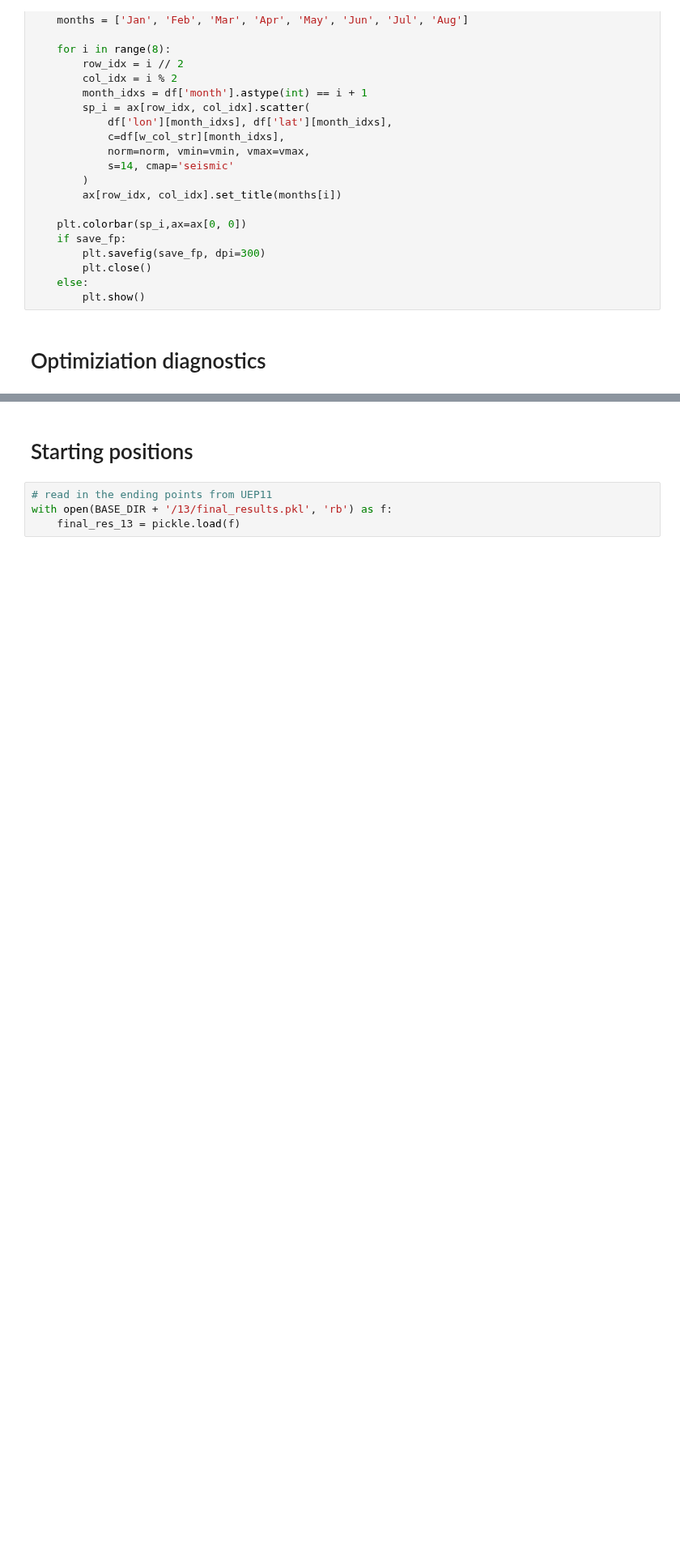
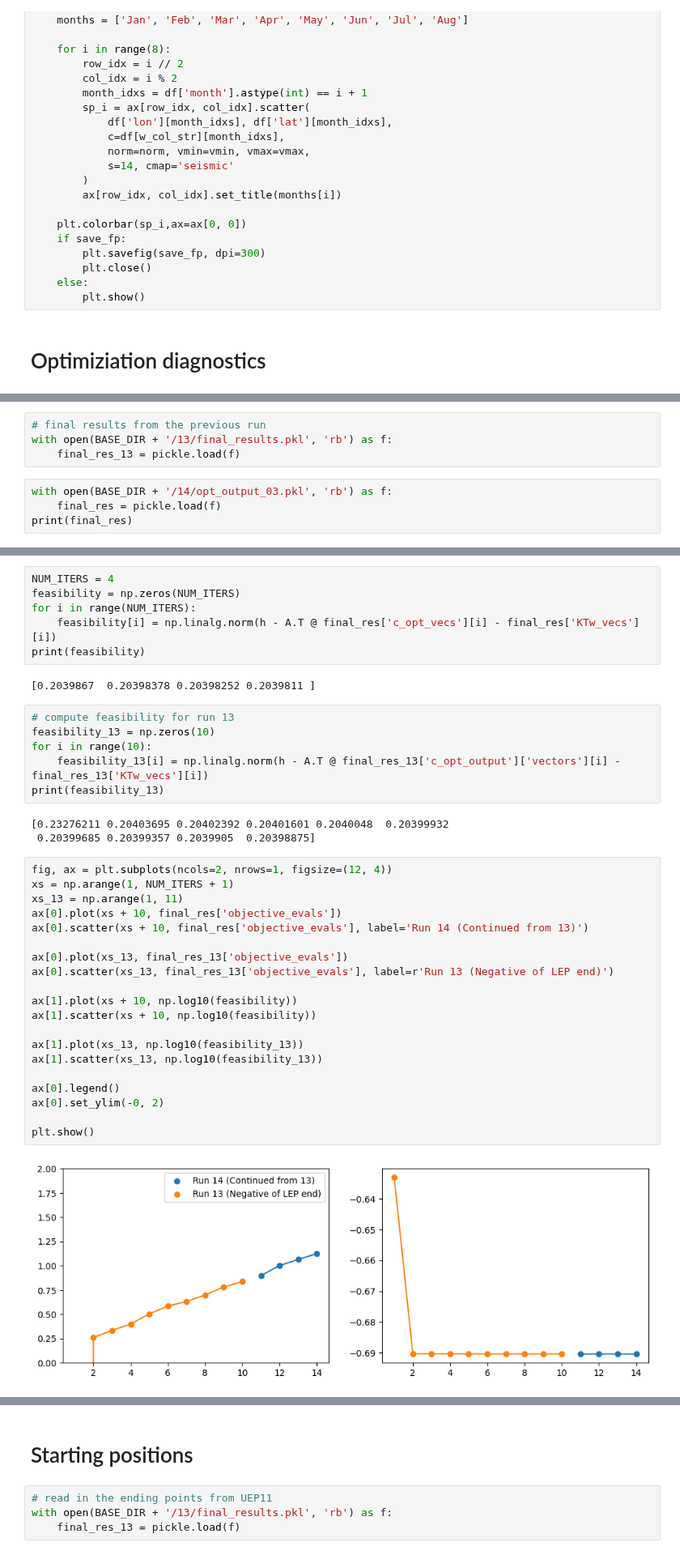
Before and after one commit to mcstanle/cf_inversion_sb_admm, a Jupyter notebook: output_investigations_14.ipynb, the cells around one changed output, grey strips where cells are left out. Shown at 81% size. Saved outputs shown, nothing was run; the diff lists cells and outputs as text; blank space fills up the shorter version.

```diff
--- a/output_investigations_14.ipynb
+++ b/output_investigations_14.ipynb
@@ -117,0 +220,8 @@ def month_map_plot(df, w_col_str, norm, vmin=None, vmax=None, figsize=(12, 16),
+# %%
+# final results from the previous run
+with open(BASE_DIR + '/13/final_results.pkl', 'rb') as f:
+    final_res_13 = pickle.load(f)
+# %%
+with open(BASE_DIR + '/14/opt_output_03.pkl', 'rb') as f:
+    final_res = pickle.load(f)
+print(final_res)
@@ -117,0 +246,39 @@ def month_map_plot(df, w_col_str, norm, vmin=None, vmax=None, figsize=(12, 16),
+# %%
+NUM_ITERS = 4
+feasibility = np.zeros(NUM_ITERS)
+for i in range(NUM_ITERS):
+    feasibility[i] = np.linalg.norm(h - A.T @ final_res['c_opt_vecs'][i] - final_res['KTw_vecs'][i])
+print(feasibility)
+# %% [output]
+[0.2039867  0.20398378 0.20398252 0.2039811 ]
+# %%
+# compute feasibility for run 13
+feasibility_13 = np.zeros(10)
+for i in range(10):
+    feasibility_13[i] = np.linalg.norm(h - A.T @ final_res_13['c_opt_output']['vectors'][i] - final_res_13['KTw_vecs'][i])
+print(feasibility_13)
+# %% [output]
+[0.23276211 0.20403695 0.20402392 0.20401601 0.2040048  0.20399932
+ 0.20399685 0.20399357 0.2039905  0.20398875]
+# %%
+fig, ax = plt.subplots(ncols=2, nrows=1, figsize=(12, 4))
+xs = np.arange(1, NUM_ITERS + 1)
+xs_13 = np.arange(1, 11)
+ax[0].plot(xs + 10, final_res['objective_evals'])
+ax[0].scatter(xs + 10, final_res['objective_evals'], label='Run 14 (Continued from 13)')
+
+ax[0].plot(xs_13, final_res_13['objective_evals'])
+ax[0].scatter(xs_13, final_res_13['objective_evals'], label=r'Run 13 (Negative of LEP end)')
+
+ax[1].plot(xs + 10, np.log10(feasibility))
+ax[1].scatter(xs + 10, np.log10(feasibility))
+
+ax[1].plot(xs_13, np.log10(feasibility_13))
+ax[1].scatter(xs_13, np.log10(feasibility_13))
+
+ax[0].legend()
+ax[0].set_ylim(-0, 2)
+
+plt.show()
+# %% [output]
+[figure, added]
```
Also changed, not shown: parts of 13 cells of this notebook, 6 other files.
